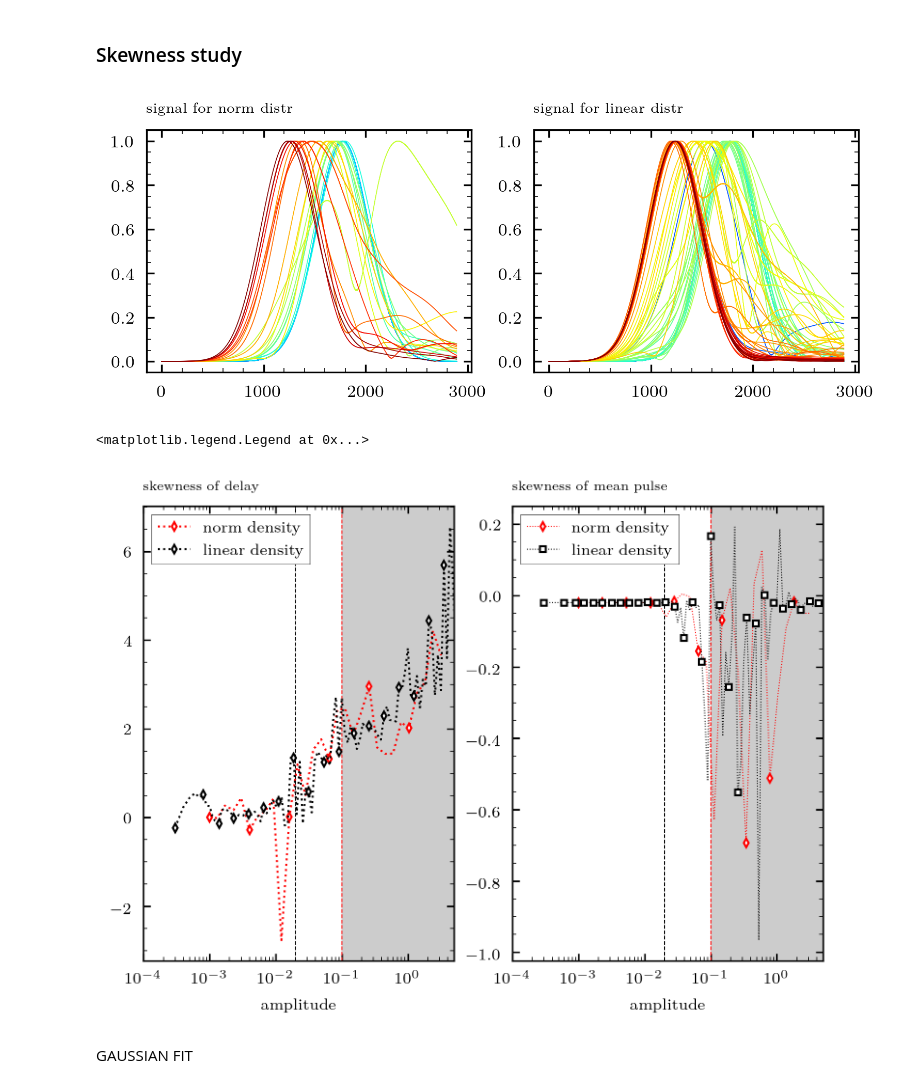
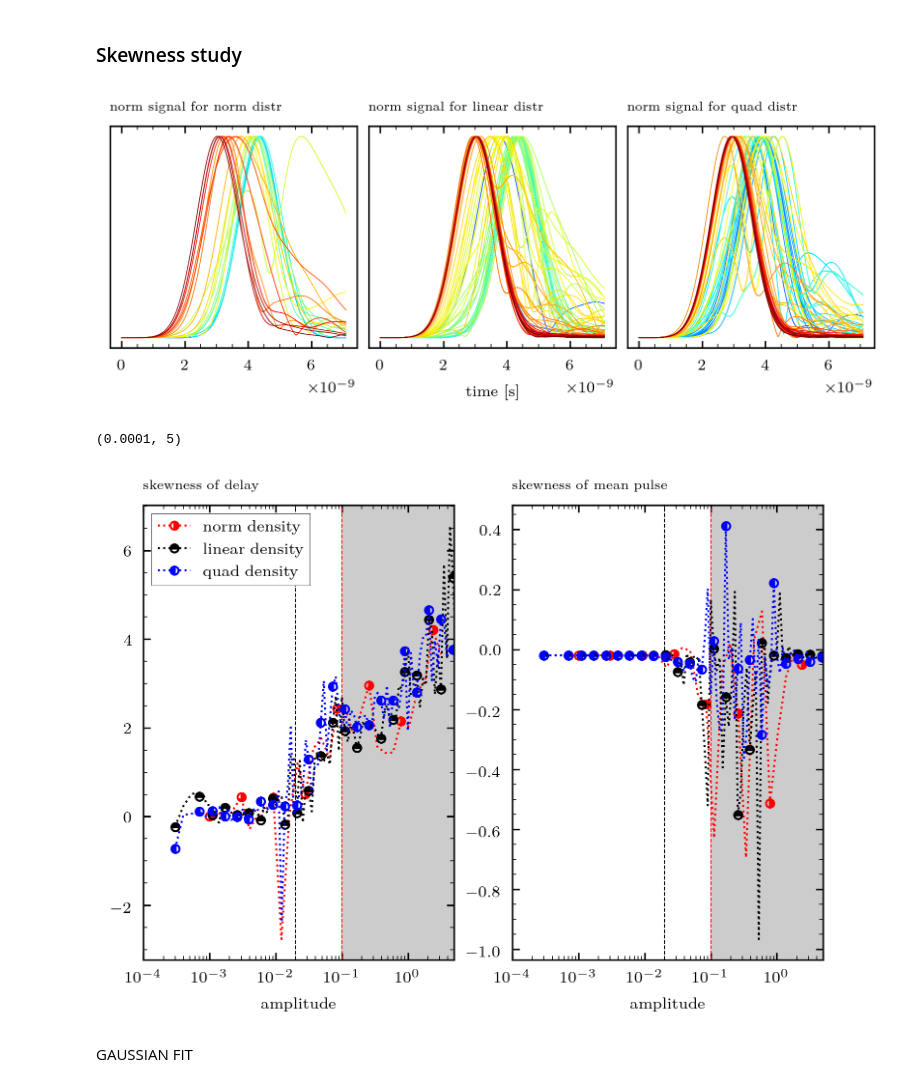
Before and after one commit to Chatr0uge/Internship_SPC, a Jupyter notebook: src/profile_study/profile_study.ipynb, the cells around one changed output. Cells and saved outputs as stored; diff of their text form; code cells hidden in the pictures.

```diff
--- a/src/profile_study/profile_study.ipynb
+++ b/src/profile_study/profile_study.ipynb
@@ -246,25 +315,36 @@ plt.show()
 # %% [markdown]
 ### Skewness study
 # %%
-fig, ax = plt.subplots(1, 2, figsize = (W, W * 2 / 5), dpi = 300)
-ax[0].set_title('signal for norm distr', fontsize='small',
+W = 5.5
+fig, ax = plt.subplots(1, 3, figsize = (W, W * 2 / 5), dpi = 300)
+ax[0].set_title('norm signal for norm distr', fontsize='small',
     loc='left',
     fontweight='bold',
     style='italic',)
+ax[0].yaxis.set_visible(False)
 ax[0].set_prop_cycle(color=plt.cm.jet(np.linspace(0, 1, 30)))
 mean_pulse = abs(np.mean(pulse_norm, axis = 1))
-ax[0].plot((mean_pulse.T/ np.max(mean_pulse, axis = 1)), lw = .4)
-
+ax[0].plot(np.arange(len(mean_pulse.T)) * dt,(mean_pulse.T/ np.max(mean_pulse, axis = 1)), lw = .4)
 ax[1].set_prop_cycle(color=plt.cm.jet(np.linspace(0, 1, 96)))
 mean_pulse = abs(np.mean(pulse_4, axis = 1))
-ax[1].plot((mean_pulse.T/ np.max(mean_pulse, axis = 1)), lw = .4)
-ax[1].set_title('signal for linear distr', fontsize='small',
+ax[1].plot(np.arange(len(mean_pulse.T)) * dt,(mean_pulse.T/ np.max(mean_pulse, axis = 1)), lw = .4)
+ax[1].set_title(' norm signal for linear distr', fontsize='small',
     loc='left',
     fontweight='bold',
     style='italic',)
+ax[1].yaxis.set_visible(False)
+ax[1].set_xlabel('time [s]')
+ax[2].set_prop_cycle(color=plt.cm.jet(np.linspace(0, 1, 96)))
+mean_pulse = abs(np.mean(pulse_quad, axis = 1))
+ax[2].plot(np.arange(len(mean_pulse.T)) * dt,(mean_pulse.T/ np.max(mean_pulse, axis = 1)), lw = .4)
+ax[2].set_title('norm signal for quad distr', fontsize='small',
+    loc='left',
+    fontweight='bold',
+    style='italic',)
+ax[2].yaxis.set_visible(False)
 plt.show()
 # %% [output]
-[figure, old version]
+[figure, new version]
 # %%
 from scipy.stats import skew
 # %%
@@ -276,8 +356,9 @@ ax[0].set_title('skewness of delay', fontsize='small',
     style='italic',)
 ax[0].axvline(0.1, color = 'r', ls = '--', lw = .5)
 ax[0].axvline(nc2, color = 'k', ls = '--', lw = .5)
-ax[0].plot(amplitude_norm[index], skew(delay_list_norm, axis = 1)[index], marker = 'd', label = 'norm density', lw = 1, markevery = 5, ms = 3, mfc = 'white', color = 'r', ls = ':')
-ax[0].plot(amplitude_4[index_2], skew(delay_list_4, axis = 1)[index_2], marker = 'd', label = 'linear density', lw = 1, markevery = 5, ms = 3, mfc = 'white', color = 'k', ls = ':')
+ax[0].plot(amplitude_norm[index], skew(delay_list_norm, axis = 1)[index], marker = MarkerStyle("o", fillstyle="right"), label = 'norm density', lw = 1, markevery = 4, ms = 4,   color = 'r', ls = ':')
+ax[0].plot(amplitude_4[index_2], skew(delay_list_4, axis = 1)[index_2], marker = MarkerStyle("o", fillstyle="top"), label = 'linear density', lw = 1, markevery = 4, ms = 4,   color = 'k', ls = ':')
+ax[0].plot(amplitude_quad[index_3], skew(delay_list_quad, axis = 1)[index_3], marker = MarkerStyle("o", fillstyle="left"), label = 'quad density', lw = 1, markevery = 4, ms = 4,   color = 'b', ls = ':')
 
 ax[0].set_xlim(1e-4, 5)
 ax[0].axvspan(0.1, 5, alpha = 0.2, color = 'k')
@@ -295,21 +376,26 @@ ax[1].set_xscale('log')
 ax[1].axvline(0.1, color = 'r', ls = '--', lw = .5)
 ax[1].axvline(nc2, color = 'k', ls = '--', lw = .5)
 ax[1].yaxis.set_label_position("right")
+
 mean_pulse = abs(np.mean(pulse_norm, axis = 1))[index]
 mean_pulse = [mp[np.argmax(mp) - 550:np.argmax(mp)+550] for mp in mean_pulse]
 
 mean_pulse_2 = abs(np.mean(pulse_4, axis = 1))[index_2]
 mean_pulse_2 = [mp[np.argmax(mp) - 550:np.argmax(mp)+550] for mp in mean_pulse_2]
 
-ax[1].plot(amplitude_norm[index], skew(mean_pulse, axis = 1), marker = 'd', label = 'norm density', lw = .5, markevery = 3, ms = 3, mfc = 'white', color = 'r', ls = ':')
-ax[1].plot(amplitude_4[index_2], skew(mean_pulse_2, axis = 1), marker = 's', label = 'linear density', lw = .5, markevery = 3, ms = 3, mfc = 'white', color = 'k', ls = ':')
+mean_pulse_3 = abs(np.mean(pulse_quad, axis = 1))[index_3]
+mean_pulse_3 = [mp[np.argmax(mp) - 550:np.argmax(mp)+550] for mp in mean_pulse_3]
+
+
+ax[1].plot(amplitude_norm[index], skew(mean_pulse, axis = 1),  marker = MarkerStyle("o", fillstyle="right"), label = 'norm density', lw = 1, markevery = 4, ms = 4,   color = 'r', ls = ':')
+ax[1].plot(amplitude_4[index_2], skew(mean_pulse_2, axis = 1), marker = MarkerStyle("o", fillstyle="top"), label = 'norm density', lw = 1, markevery = 4, ms = 4,   color = 'k', ls = ':')
+ax[1].plot(amplitude_quad[index_3], skew(mean_pulse_3, axis = 1), marker = MarkerStyle("o", fillstyle="left"), label = 'quad density', lw = 1, markevery = 4, ms = 4,   color = 'b', ls = ':')
 
 ax[1].axvspan(0.1, 10, alpha = 0.2, color = 'k')
 ax[1].set_xlim(1e-4, 5)
-ax[1].legend()
 # %% [output]
-<matplotlib.legend.Legend at 0x...>
+(0.0001, 5)
-[figure, old version]
+[figure, new version]
 # %% [markdown]
 GAUSSIAN FIT
 # %%
```
Also changed, not shown: parts of 22 cells of this notebook.
